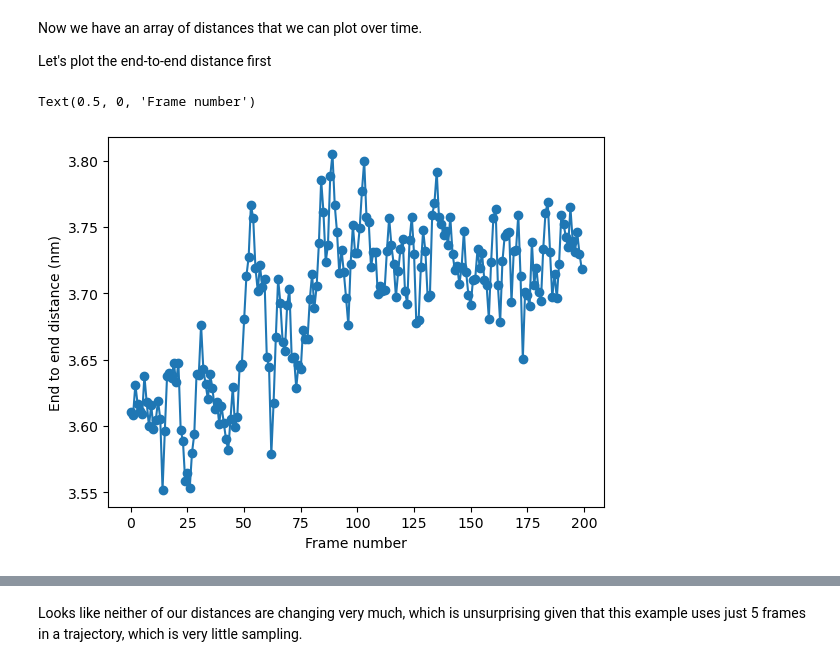
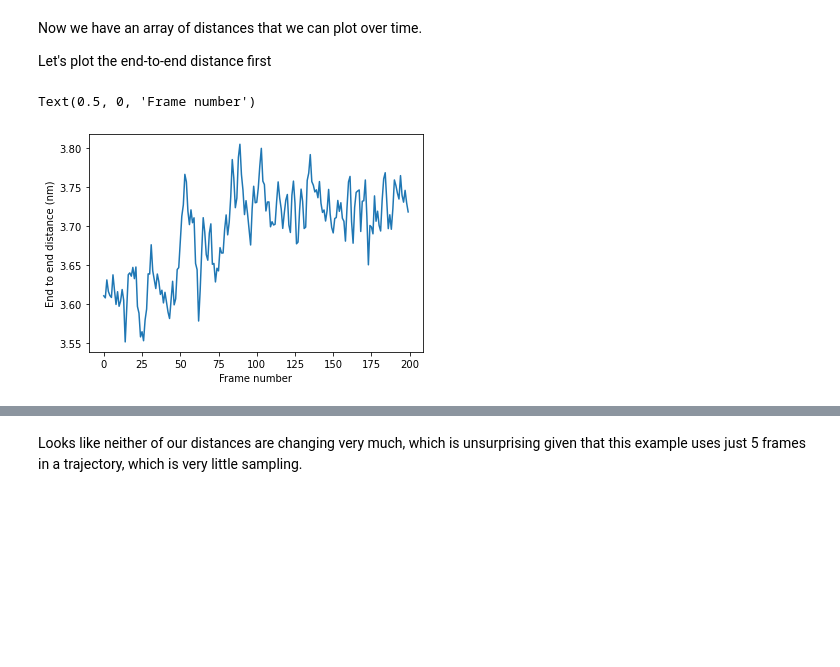
Before and after one commit to sukritsingh/compchem-class, a Jupyter notebook: analyze-simulation.ipynb, the cells around one changed output, grey strips where cells are left out. Cells and saved outputs as stored; diff of their text form; code cells hidden in the pictures; blank space fills up the shorter version.

```diff
--- a/analyze-simulation.ipynb
+++ b/analyze-simulation.ipynb
@@ -59,0 +67,5 @@ Number of frames: 200
+# %%
+# image the trajectory using MDTraj to correct for periodic boundary conditions
+t2 = md.load_pdb('first-frame.pdb')
+ref = t2.remove_solvent()
+traj.image_molecules(anchor_molecules=ref.topology.find_molecules()[0:2], inplace=True)
@@ -90,11 +104,11 @@ Now we have an array of distances that we can plot over time.
 Let's plot the end-to-end distance first
 # %%
 from matplotlib import pyplot as plt
-plt.plot(traj.time, distances[:,0], 'o-')
+plt.plot(traj.time, distances[:,0], '-')
 plt.ylabel("End to end distance (nm)")
 plt.xlabel("Frame number")
 # %% [output]
 Text(0.5, 0, 'Frame number')
-[figure, old version]
+[figure, new version]
 # %%
 from matplotlib import pyplot as plt
```
Also changed, not shown: parts of 14 cells of this notebook.
